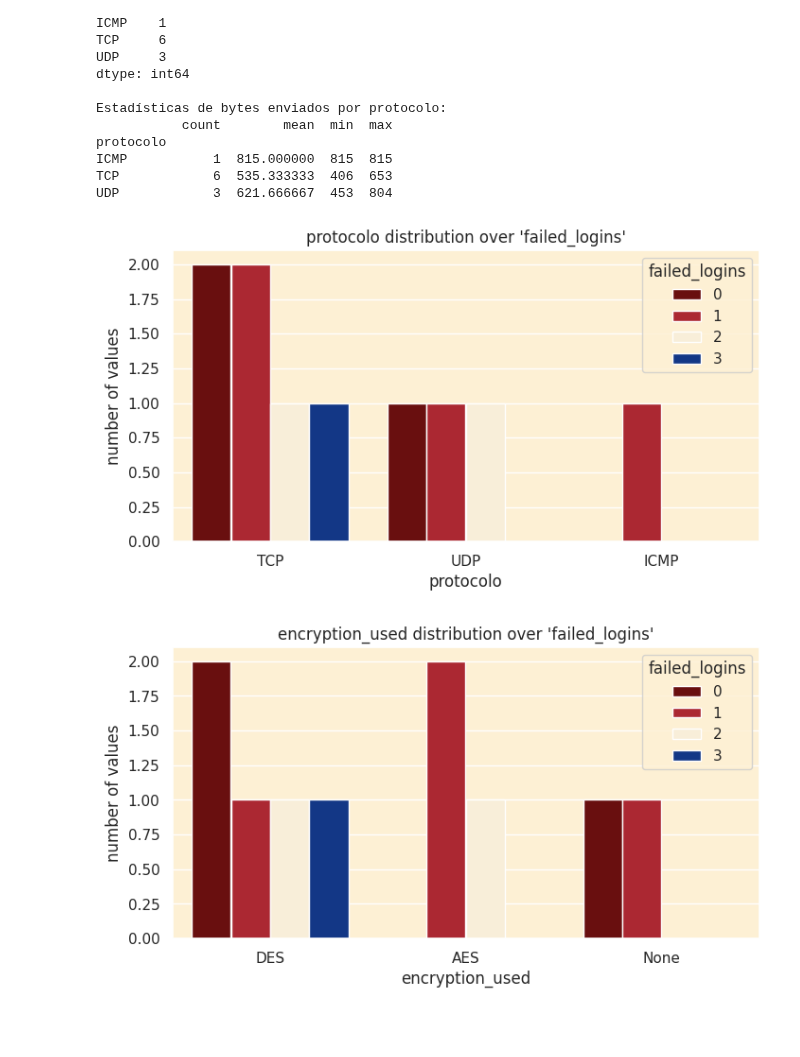
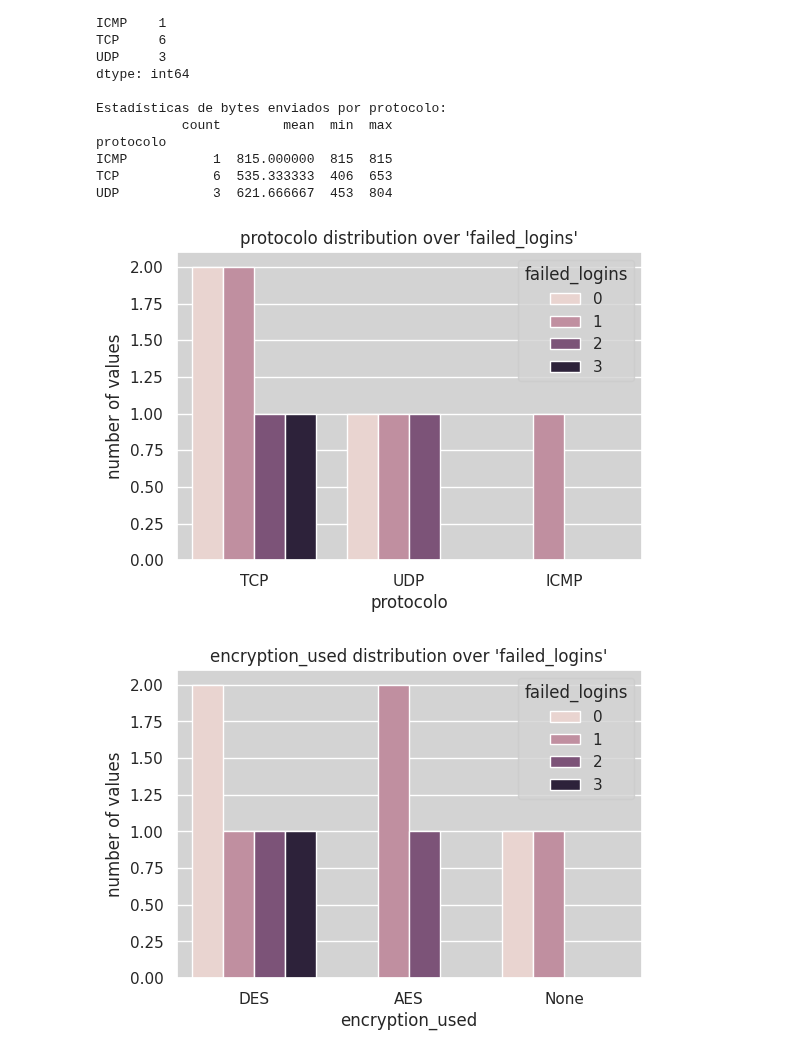
Before and after one commit to UIDECAR/Calidad_dataset, a Jupyter notebook: .github/trabajo33.ipynb, the cells around one changed output. Drawn from its saved outputs; the diff is of its cells as text; code cells hidden in the pictures; blank space fills up the shorter version.

```diff
--- a/.github/trabajo33.ipynb
+++ b/.github/trabajo33.ipynb
@@ -141,17 +141,17 @@ TCP            6  535.333333  406  653
 UDP            3  621.666667  453  804
 # %%
 import seaborn as sns
-colors = ['#780000', '#c1121f', '#fdf0d4', '#003099', '#669bbc']
-sns.set_theme(style="darkgrid", rc={'axes.facecolor': colors[2]})
+sns.set_theme(style="darkgrid", rc={'axes.facecolor': "lightgrey"})
 obj_col = df.select_dtypes(include="object")
 obj_col.drop(columns=["sesion_id"],inplace=True)
 for c in obj_col.columns:
-    plt.figure(figsize=(8,4))
-    sns.countplot(data=df,x=c,hue='failed_logins',palette=colors)
+    plt.figure(figsize=(6,4))
+    sns.countplot(data=df,x=c,hue='failed_logins')
+    #sns.countplot(data=df,x=c,hue='failed_logins',palette=colors)
     plt.xlabel(c)
     plt.ylabel("number of values")
     plt.title(f"{c} distribution over 'failed_logins'")
     plt.show()
 # %% [output]
-[figure, old version]
+[figure, new version]
-[figure, old version]
+[figure, new version]
```
Also changed, not shown: parts of 2 cells of this notebook.
